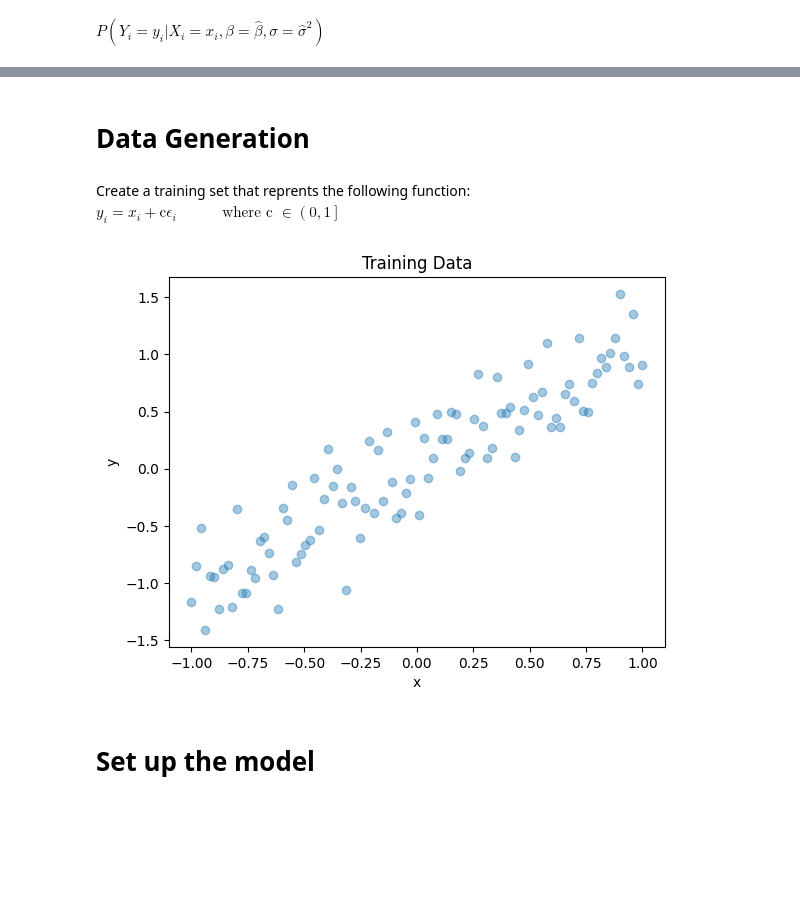
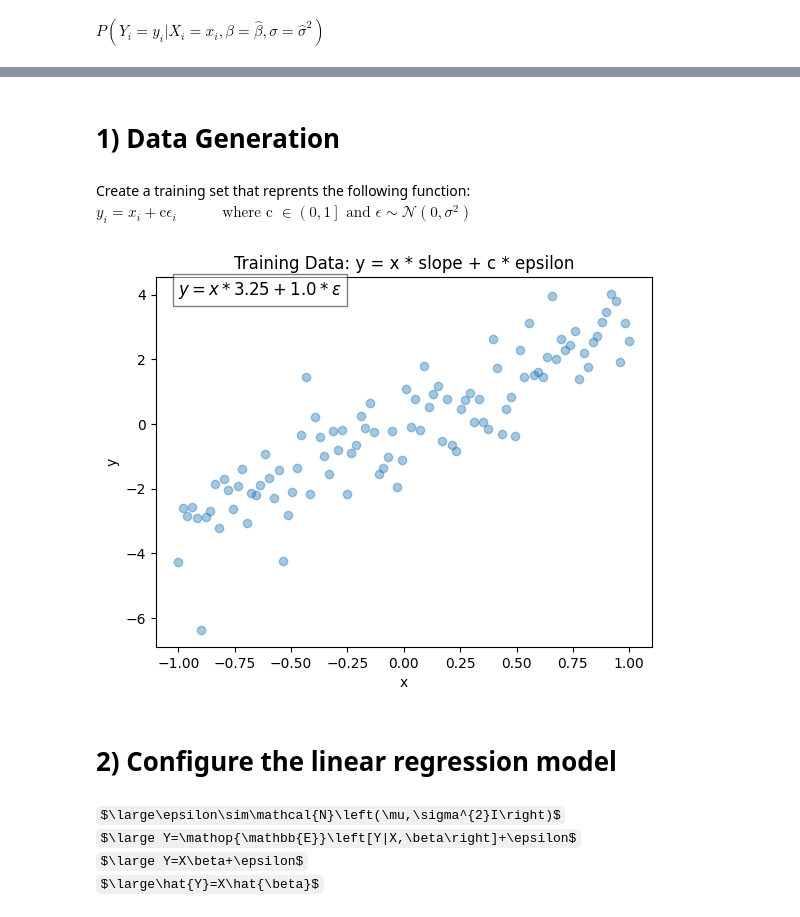
Before and after one commit to toddhricik/Bayesian-Regression, a Jupyter notebook: Bayesian_Linear_Regression_TensorFlowProbability.ipynb, the cells around one changed output, grey strips where cells are left out. Cells and saved outputs as stored; diff of their text form; code cells hidden in the pictures; some formulas as TeX source; blank space fills up the shorter version.

```diff
--- a/Bayesian_Linear_Regression_TensorFlowProbability.ipynb
+++ b/Bayesian_Linear_Regression_TensorFlowProbability.ipynb
@@ -30,28 +22,38 @@ To enable the following instructions: AVX2 AVX512F AVX512_VNNI FMA, in other ope
 TF version: 2.20.0
 TFP version: 0.25.0
 # %% [markdown]
-<H1>Data Generation</H1>
+<H1>1) Data Generation</H1>
 # %% [markdown]
 Create a training set that reprents the following function:<br>
-$y_{i}=x_{i}+\text{c}\epsilon_{i}\quad\quad\quad\text{where c }\in\left(0, 1\right]$<br>
+$y_{i}=x_{i}+\text{c}\epsilon_{i}\quad\quad\quad\text{where c }\in\left(0, 1\right]\text{ and }\epsilon\sim\mathcal{N}\left(0,\sigma^{2}\right)$<br>
 # %%
 # Create and plot training data
 # Set the desired slope
-desired_slope = 0.25
+desired_slope = 3.25
 # Set number of samples we want in our training data set
 num_training_samples = 100
 x_train = np.linspace(-1, 1, 100)[:, np.newaxis]
-y_train = x_train + desired_slope * np.random.randn(num_training_samples)[:, np.newaxis]
+# Set a constant c to scale the noise from epsilon
+c = 1.
+# Generate dependent variable y as a function of the training data x
+y_train = x_train * desired_slope + c * np.random.randn(num_training_samples)[:, np.newaxis]
 
 plt.scatter(x_train, y_train, alpha=0.4)
-plt.title('Training Data')
+plt.title('Training Data: y = x * slope + c * epsilon')
 plt.xlabel('x')
 plt.ylabel('y')
+plt.text(-1., 4, f'$y = x * {desired_slope} + {c} * \epsilon$',
+                       fontsize=12, bbox=dict(facecolor='white', alpha=0.5, edgecolor='black'))
 plt.show()
 # %% [output]
-[figure, old version]
+[figure, new version]
 # %% [markdown]
-<H1>Set up the model</H1>
+<H1>2) Configure the linear regression model</H1>
+# %% [markdown]
+$\large\epsilon\sim\mathcal{N}\left(\mu,\sigma^{2}I\right)$<br>
+$\large Y=\mathop{\mathbb{E}}\left[Y|X,\beta\right]+\epsilon$<br>
+$\large Y=X\beta+\epsilon$<br>
+$\large\hat{Y}=X\hat{\beta}$<br>
 # %%
 # Set the input shape
 input_shape = (x_train.shape[1],)
```
Also changed, not shown: parts of 13 cells of this notebook.
